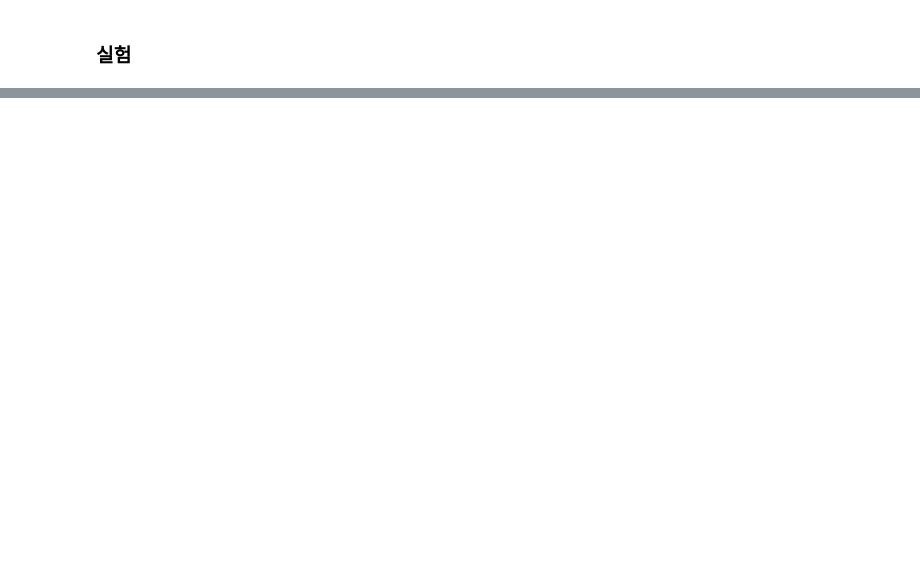
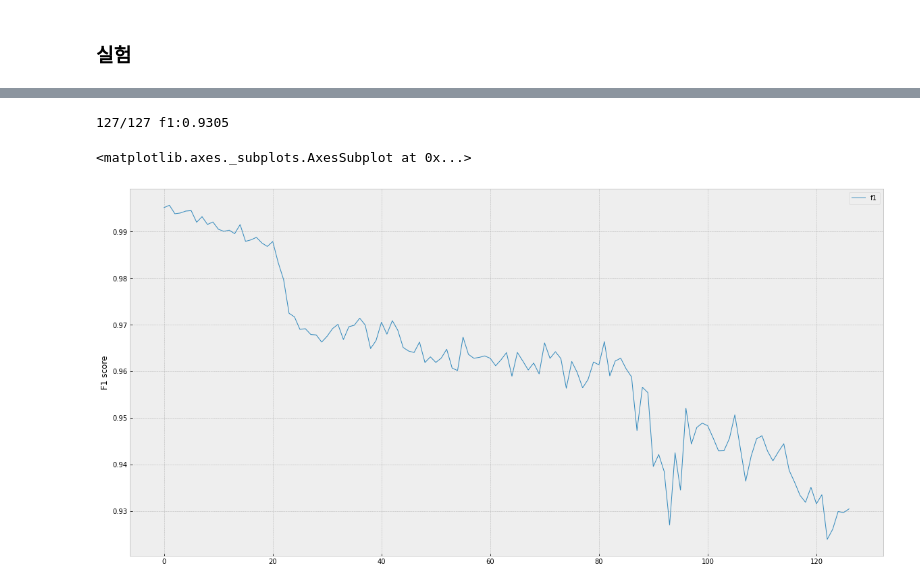
Before and after one commit to dolmani38/concept_drift, a Jupyter notebook: Concept drift의 탐지 방법_1023.ipynb, the cells around one changed output, grey strips where cells are left out. Drawn from its saved outputs; the diff is of its cells as text; code cells hidden in the pictures; blank space fills up the shorter version.

```diff
--- a/Concept drift의 탐지 방법_1023.ipynb
+++ b/Concept drift의 탐지 방법_1023.ipynb
@@ -323,0 +425,2 @@ print("online dataset:",X2.shape)
+# %%
+REFERENCE_YEAR = 2010
@@ -323,0 +502,48 @@ print("online dataset:",X2.shape)
+# %%
+import math
+
+batch_size = 10000
+batch = math.ceil(X2.shape[0]/batch_size)
+df = {}
+df['f1'] = []
+#df['f1_c'] = []
+
+predict = ML[REFERENCE_YEAR].predict
+importances = ML[REFERENCE_YEAR].feature_importances_
+imp_df = pd.DataFrame(importances.reshape(1,-1),columns=COLUMNS)
+imp_df_pred = pd.DataFrame(importances.reshape(1,-1),columns=COLUMNS)
+for i in range(batch):
+    X3 = X2[i*batch_size:(i+1)*batch_size]
+    Y3 = Y2[i*batch_size:(i+1)*batch_size]
+    Y3_ = predict(scaler.transform(X3))
+    f1 = precision_recall_fscore_support(Y3, Y3_ ,average='binary')
+    #X3_drift = ks_drift(x_ref,X3)[:,0]
+    #acc_c = model_c.predict(X3_drift.reshape(1,-1))[0]
+
+    #print(f"{f1[2]}, {acc_c[2]}")
+    df['f1'].append(f1[2])
+    #df['f1_c'].append(acc_c[2])
+
+    #################  importance 측정
+    model2 = RandomForestClassifier(n_estimators=80,max_depth=5)
+    scaler2 = MinMaxScaler()
+    model2.fit(scaler2.fit_transform(X3),Y3)
+    imp_df.loc[len(imp_df)] = model2.feature_importances_
+
+    model3 = RandomForestClassifier(n_estimators=80,max_depth=5)
+    model3.fit(scaler2.fit_transform(X3),Y3_)
+    imp_df_pred.loc[len(imp_df_pred)] = model3.feature_importances_
+
+    print(f"\r{i+1}/{batch} f1:{f1[2]:.4f}", end="", flush=True)
+
+
+
+df1 = pd.DataFrame(df)
+# %% [output]
+127/127 f1:0.9305
+# %%
+plt.style.use('bmh')
+df1.plot(ylabel='F1 score',linewidth=1,figsize=(20,10))
+# %% [output]
+<matplotlib.axes._subplots.AxesSubplot at 0x...>
+[figure, added]
```
Also changed, not shown: parts of 21 cells of this notebook.
